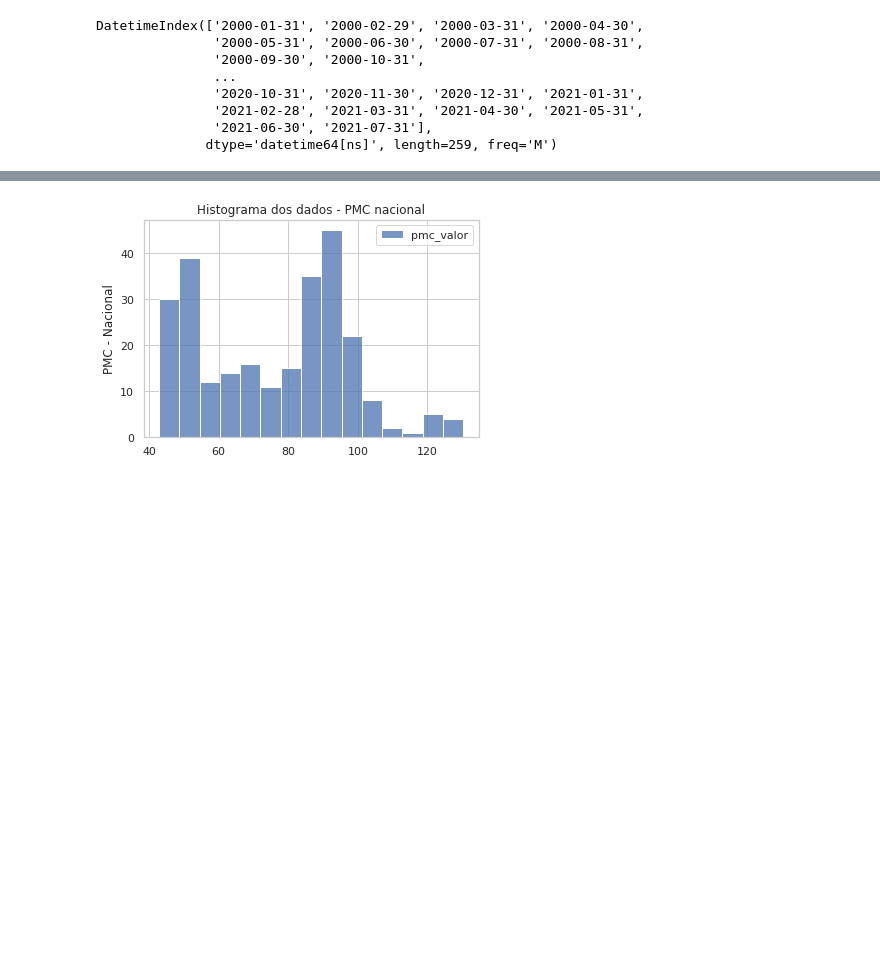
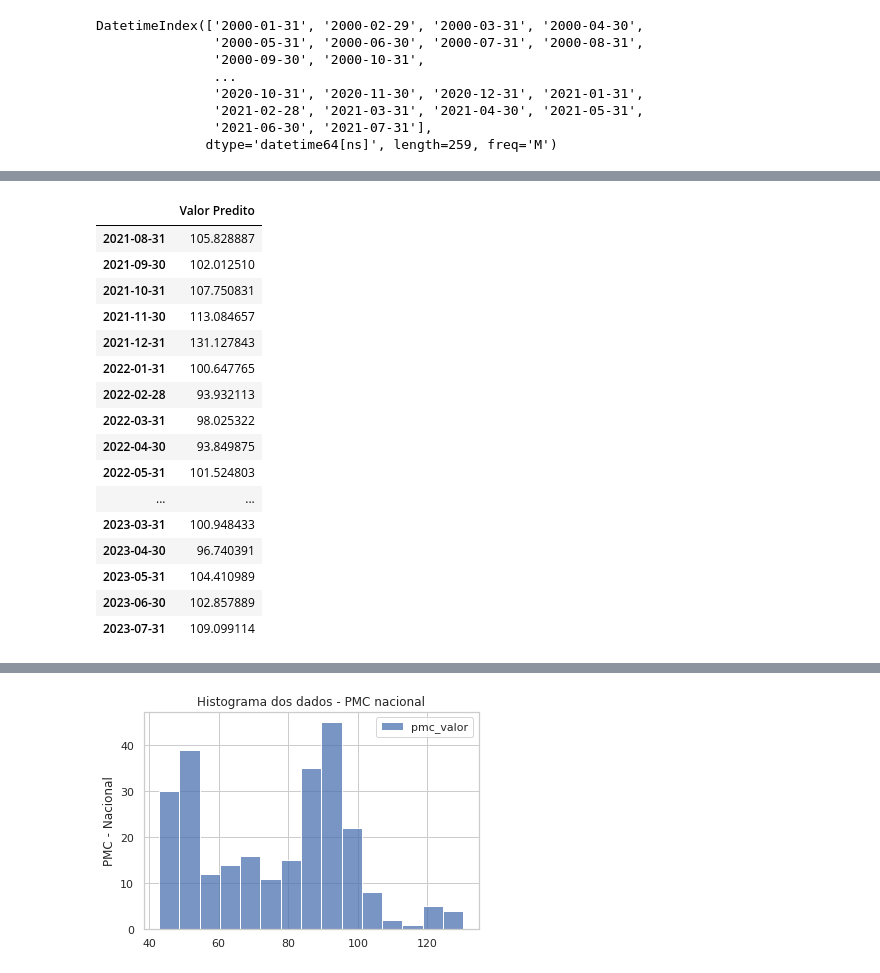
Before and after one commit to francisconetodata/Exemplos_Python, a Jupyter notebook: pmc_valor_ibge.ipynb, the cells around one changed output, grey strips where cells are left out. Saved outputs shown, nothing was run; the diff lists cells and outputs as text; code cells hidden in the pictures; blank space fills up the shorter version.

```diff
--- a/pmc_valor_ibge.ipynb
+++ b/pmc_valor_ibge.ipynb
@@ -284,0 +280,25 @@ array([105.82888787, 102.01251085, 107.75083209, 113.08465709,
+# %%
+from datetime import datetime, timedelta
+proximos_24 = modelo_auto.predict(n_periods = 24)
+# Visualização dos próximos 24 valores
+data_final_c = date.today()- timedelta(days=30)
+futuro = pd.DataFrame({'Valor Predito':proximos_24}, index=pd.date_range(data_final_c, periods=24, freq='M'))
+futuro
+# %% [output]
+|  | Valor Predito |
+| 2021-08-31 | 105.828887 |
+| 2021-09-30 | 102.012510 |
+| 2021-10-31 | 107.750831 |
+| 2021-11-30 | 113.084657 |
+| 2021-12-31 | 131.127843 |
+| 2022-01-31 | 100.647765 |
+| 2022-02-28 | 93.932113 |
+| 2022-03-31 | 98.025322 |
+| 2022-04-30 | 93.849875 |
+| 2022-05-31 | 101.524803 |
+| ... | ... |
+| 2023-03-31 | 100.948433 |
+| 2023-04-30 | 96.740391 |
+| 2023-05-31 | 104.410989 |
+| 2023-06-30 | 102.857889 |
+| 2023-07-31 | 109.099114 |
```
Also changed, not shown: parts of 52 cells of this notebook.
